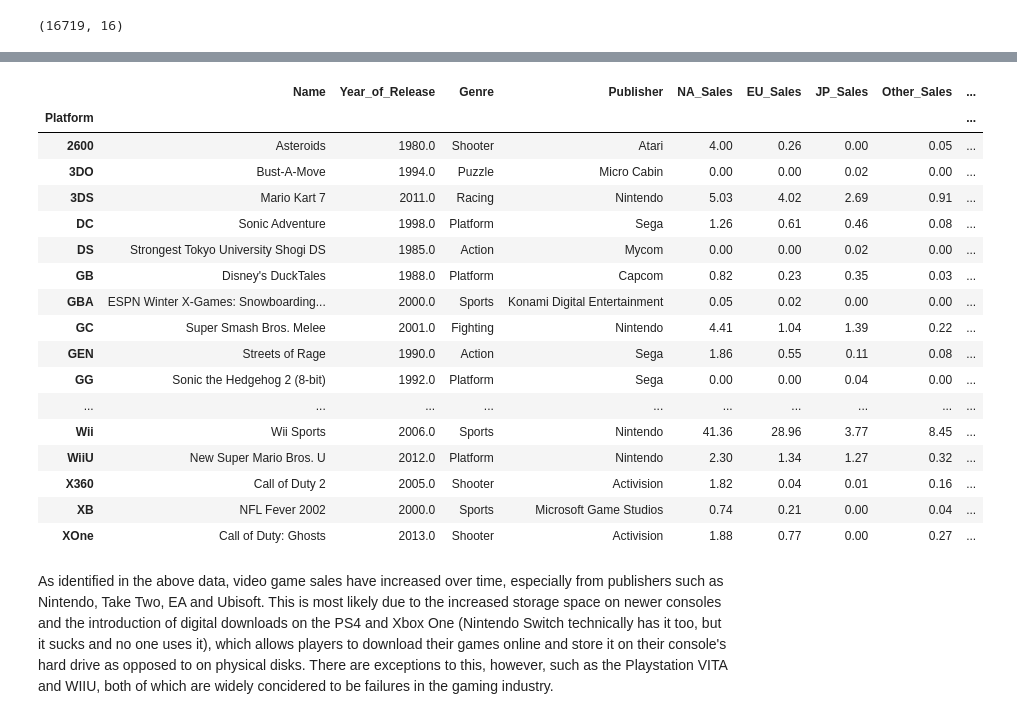
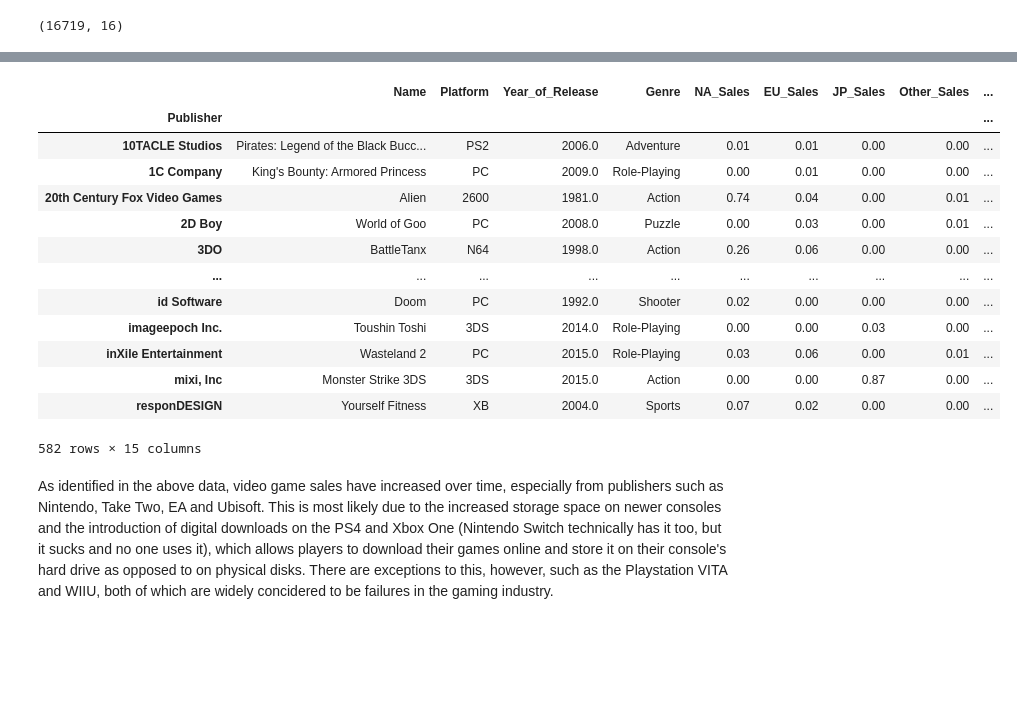
Before and after one commit to banananuggets21/cs103a-cpa01, a Jupyter notebook: cpa01.ipynb, the cells around one changed output, grey strips where cells are left out. Saved outputs shown, nothing was run; the diff lists cells and outputs as text; code cells hidden in the pictures; blank space fills up the shorter version.

```diff
--- a/cpa01.ipynb
+++ b/cpa01.ipynb
@@ -64,24 +65,21 @@ df
-# %%
-gk = df.groupby('Platform')
-gk.first()
-# %% [output]
-|  | Name | Year_of_Release | Genre | Publisher | NA_Sales | EU_Sales | JP_Sales | Other_Sales | ... |
-| Platform |  |  |  |  |  |  |  |  | ... |
-| 2600 | Asteroids | 1980.0 | Shooter | Atari | 4.00 | 0.26 | 0.00 | 0.05 | ... |
-| 3DO | Bust-A-Move | 1994.0 | Puzzle | Micro Cabin | 0.00 | 0.00 | 0.02 | 0.00 | ... |
-| 3DS | Mario Kart 7 | 2011.0 | Racing | Nintendo | 5.03 | 4.02 | 2.69 | 0.91 | ... |
-| DC | Sonic Adventure | 1998.0 | Platform | Sega | 1.26 | 0.61 | 0.46 | 0.08 | ... |
-| DS | Strongest Tokyo University Shogi DS | 1985.0 | Action | Mycom | 0.00 | 0.00 | 0.02 | 0.00 | ... |
-| GB | Disney's DuckTales | 1988.0 | Platform | Capcom | 0.82 | 0.23 | 0.35 | 0.03 | ... |
-| GBA | ESPN Winter X-Games: Snowboarding... | 2000.0 | Sports | Konami Digital Entertainment | 0.05 | 0.02 | 0.00 | 0.00 | ... |
-| GC | Super Smash Bros. Melee | 2001.0 | Fighting | Nintendo | 4.41 | 1.04 | 1.39 | 0.22 | ... |
-| GEN | Streets of Rage | 1990.0 | Action | Sega | 1.86 | 0.55 | 0.11 | 0.08 | ... |
-| GG | Sonic the Hedgehog 2 (8-bit) | 1992.0 | Platform | Sega | 0.00 | 0.00 | 0.04 | 0.00 | ... |
-| ... | ... | ... | ... | ... | ... | ... | ... | ... | ... |
-| Wii | Wii Sports | 2006.0 | Sports | Nintendo | 41.36 | 28.96 | 3.77 | 8.45 | ... |
-| WiiU | New Super Mario Bros. U | 2012.0 | Platform | Nintendo | 2.30 | 1.34 | 1.27 | 0.32 | ... |
-| X360 | Call of Duty 2 | 2005.0 | Shooter | Activision | 1.82 | 0.04 | 0.01 | 0.16 | ... |
-| XB | NFL Fever 2002 | 2000.0 | Sports | Microsoft Game Studios | 0.74 | 0.21 | 0.00 | 0.04 | ... |
-| XOne | Call of Duty: Ghosts | 2013.0 | Shooter | Activision | 1.88 | 0.77 | 0.00 | 0.27 | ... |
+# %%
+#Global Video Game Sales per year grouped by Publisher
+gk = df.groupby('Publisher')
+gk.first()
+# %% [output]
+|  | Name | Platform | Year_of_Release | Genre | NA_Sales | EU_Sales | JP_Sales | Other_Sales | ... |
+| Publisher |  |  |  |  |  |  |  |  | ... |
+| 10TACLE Studios | Pirates: Legend of the Black Bucc... | PS2 | 2006.0 | Adventure | 0.01 | 0.01 | 0.00 | 0.00 | ... |
+| 1C Company | King's Bounty: Armored Princess | PC | 2009.0 | Role-Playing | 0.00 | 0.01 | 0.00 | 0.00 | ... |
+| 20th Century Fox Video Games | Alien | 2600 | 1981.0 | Action | 0.74 | 0.04 | 0.00 | 0.01 | ... |
+| 2D Boy | World of Goo | PC | 2008.0 | Puzzle | 0.00 | 0.03 | 0.00 | 0.01 | ... |
+| 3DO | BattleTanx | N64 | 1998.0 | Action | 0.26 | 0.06 | 0.00 | 0.00 | ... |
+| ... | ... | ... | ... | ... | ... | ... | ... | ... | ... |
+| id Software | Doom | PC | 1992.0 | Shooter | 0.02 | 0.00 | 0.00 | 0.00 | ... |
+| imageepoch Inc. | Toushin Toshi | 3DS | 2014.0 | Role-Playing | 0.00 | 0.00 | 0.03 | 0.00 | ... |
+| inXile Entertainment | Wasteland 2 | PC | 2015.0 | Role-Playing | 0.03 | 0.06 | 0.00 | 0.01 | ... |
+| mixi, Inc | Monster Strike 3DS | 3DS | 2015.0 | Action | 0.00 | 0.00 | 0.87 | 0.00 | ... |
+| responDESIGN | Yourself Fitness | XB | 2004.0 | Sports | 0.07 | 0.02 | 0.00 | 0.00 | ... |
+582 rows × 15 columns
 # %% [markdown]
 As identified in the above data, video game sales have increased over time, especially from publishers such as Nintendo, Take Two, EA and Ubisoft. This is most likely due to the increased storage space on newer consoles and the introduction of digital downloads on the PS4 and Xbox One (Nintendo Switch technically has it too, but it sucks and no one uses it), which allows players to download their games online and store it on their console's hard drive as opposed to on physical disks. There are exceptions to this, however, such as the Playstation VITA and WIIU, both of which are widely concidered to be failures in the gaming industry.
```
Also changed, not shown: parts of 3 cells of this notebook.
